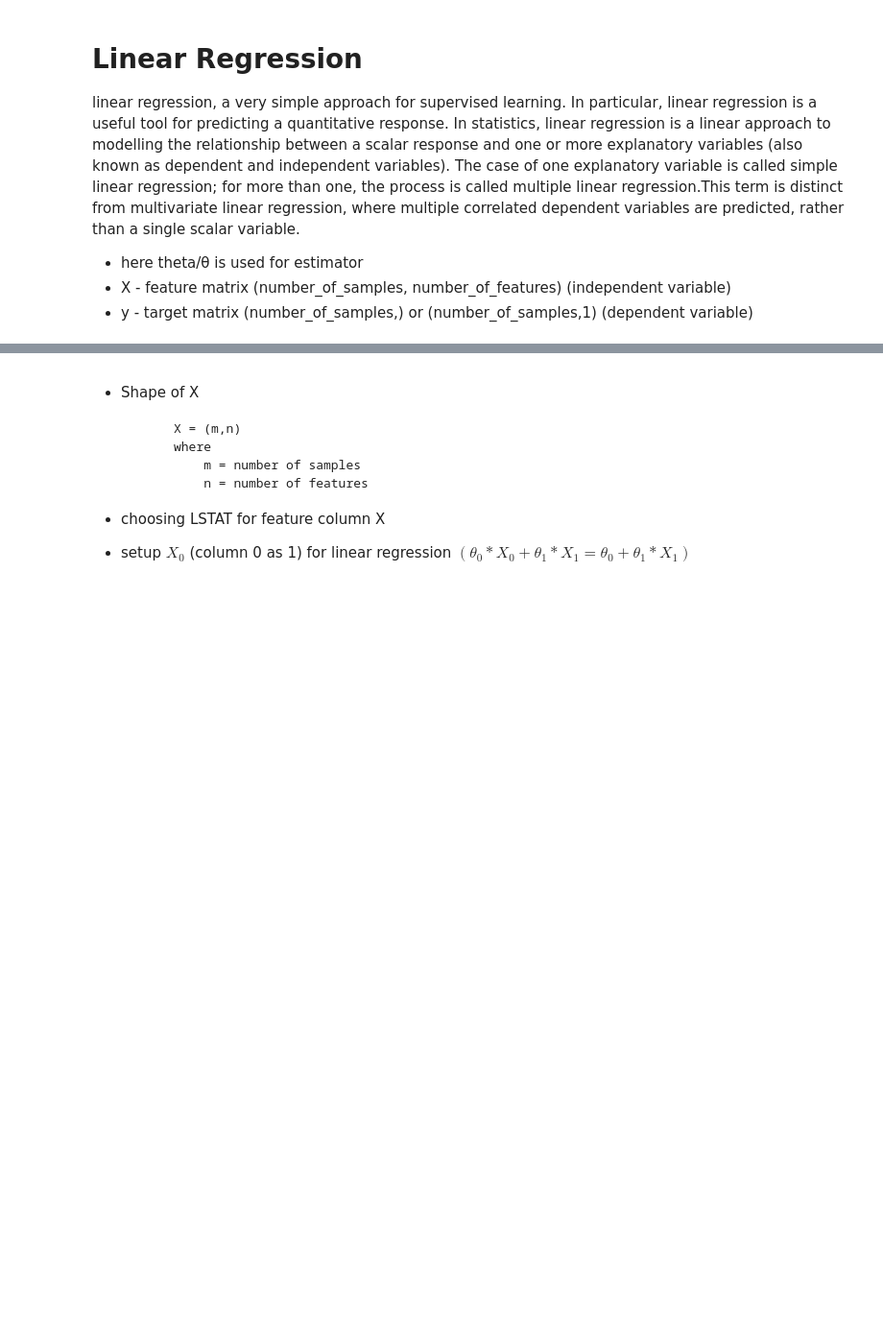
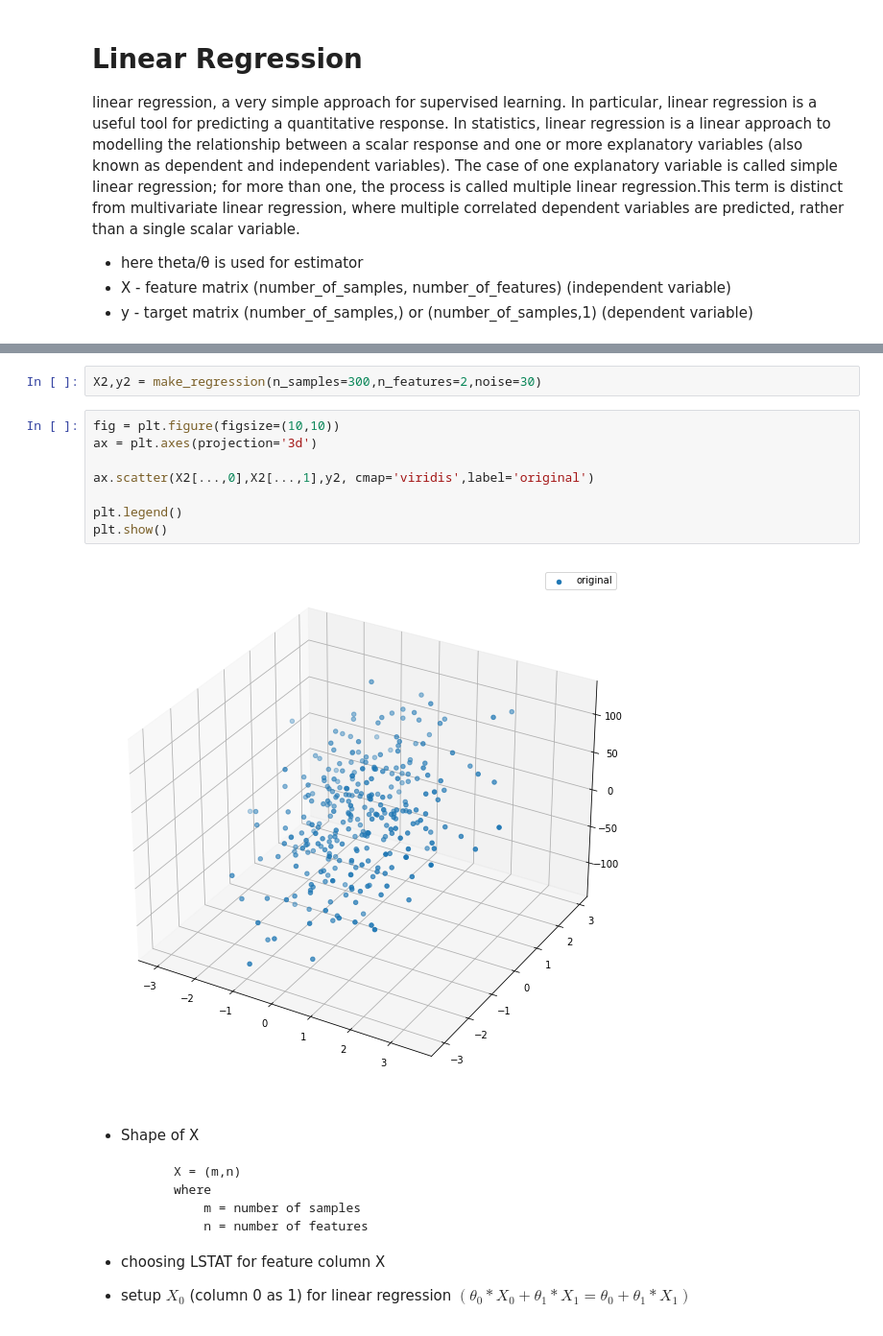
Before and after one commit to NishantBaheti/MachineLearningExploration, a Jupyter notebook: LinearRegression/Explore.ipynb, the cells around one changed output, grey strips where cells are left out. Shown at 96% size. Cells and saved outputs as stored; diff of their text form; blank space fills up the shorter version.

```diff
--- a/LinearRegression/Explore.ipynb
+++ b/LinearRegression/Explore.ipynb
@@ -66,3 +46,15 @@ plt.show()
+# %%
+X2,y2 = make_regression(n_samples=300,n_features=2,noise=30)
+# %%
+fig = plt.figure(figsize=(10,10))
+ax = plt.axes(projection='3d')
+
+ax.scatter(X2[...,0],X2[...,1],y2, cmap='viridis',label='original')
+
+plt.legend()
+plt.show()
+# %% [output]
+[figure, added]
 # %% [markdown]
 - Shape of X
 
```
Also changed, not shown: parts of 126 cells of this notebook.
